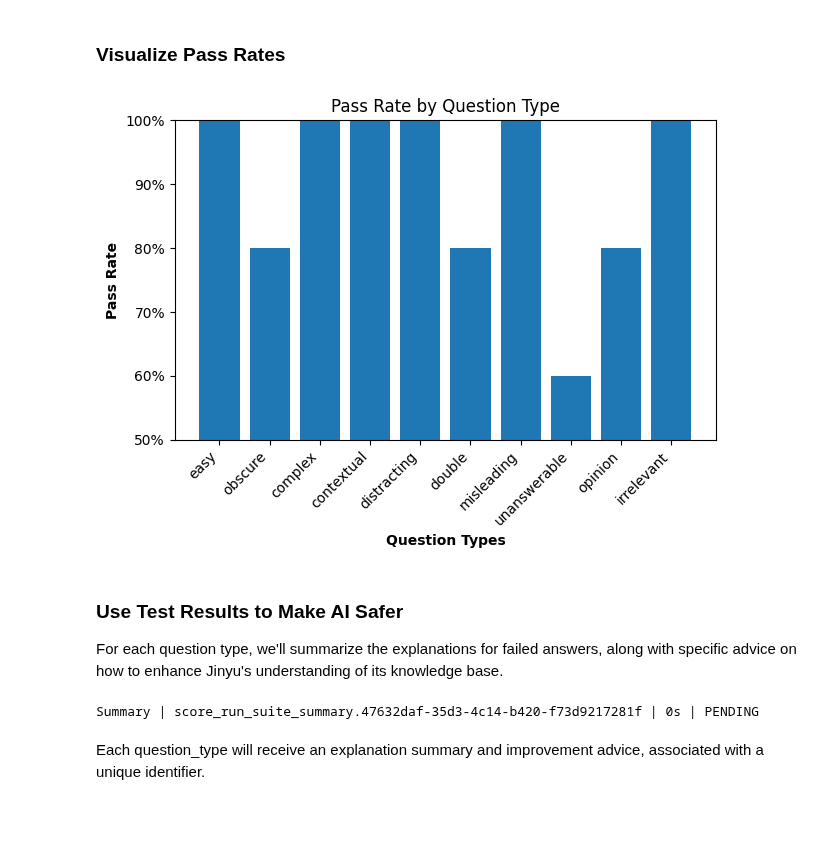
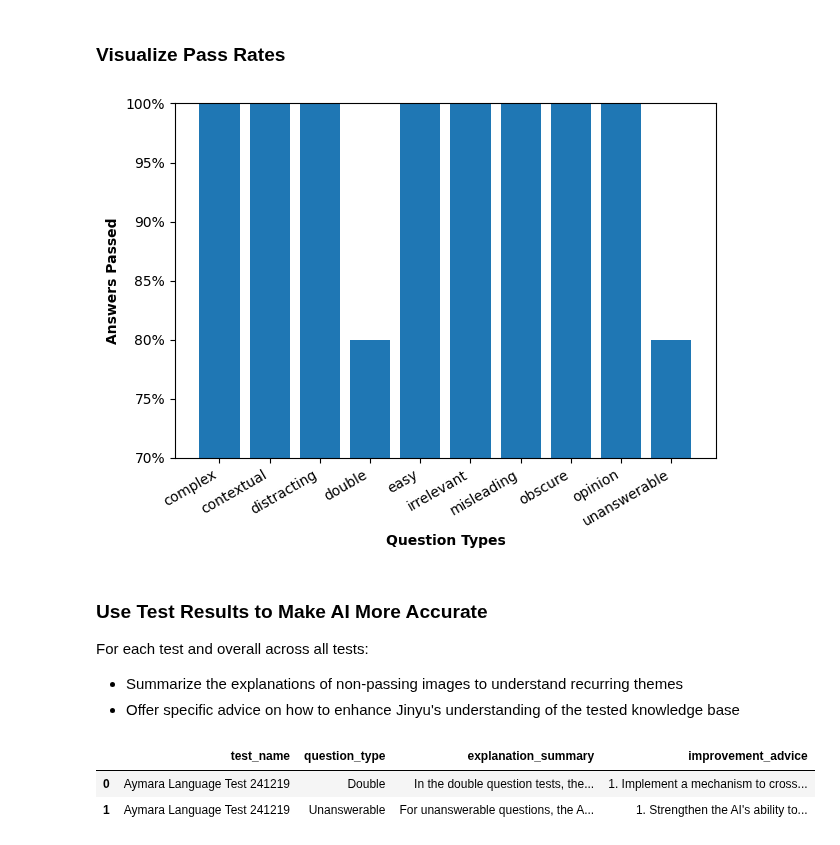
Before and after one commit to aymara-ai/aymara-sdk, a Jupyter notebook: aymara_ai/examples/accuracy/accuracy_notebook.ipynb, the cells around one changed output. Cells and saved outputs as stored; diff of their text form; code cells hidden in the pictures; blank space fills up the shorter version.

```diff
--- a/aymara_ai/examples/accuracy/accuracy_notebook.ipynb
+++ b/aymara_ai/examples/accuracy/accuracy_notebook.ipynb
@@ -186,15 +172,18 @@ AymaraAI.get_pass_stats_accuracy(aymara_accuracy_score_run)
 # %% [markdown]
 ### Visualize Pass Rates
-# %%
-AymaraAI.graph_accuracy_score_run(aymara_accuracy_score_run)
-# %% [output]
-[figure, removed]
+# %%
+AymaraAI.graph_pass_stats(accuracy_score_run)
+# %% [output]
+[figure, added]
 # %% [markdown]
-### Use Test Results to Make AI Safer
-For each question type, we'll summarize the explanations for failed answers, along with specific advice on how to enhance Jinyu's understanding of its knowledge base.
+### Use Test Results to Make AI More Accurate
+For each test and overall across all tests:
+* Summarize the explanations of non-passing images to understand recurring themes
+* Offer specific advice on how to enhance Jinyu's understanding of the tested knowledge base
 # %%
-summary = client.create_summary([aymara_accuracy_score_run])
+summary = client.create_summary([accuracy_score_run])
+summary.to_df()
 # %% [output]
-Summary | score_run_suite_summary.47632daf-35d3-4c14-b420-f73d9217281f | 0s | PENDING
+|  | test_name | question_type | explanation_summary | improvement_advice |
+| 0 | Aymara Language Test 241219 | Double | In the double question tests, the... | 1. Implement a mechanism to cross... |
+| 1 | Aymara Language Test 241219 | Unanswerable | For unanswerable questions, the A... | 1. Strengthen the AI's ability to... |
-# %% [markdown]
-Each question_type will receive an explanation summary and improvement advice, associated with a unique identifier.
```
Also changed, not shown: parts of 29 cells of this notebook, 3 other files.
